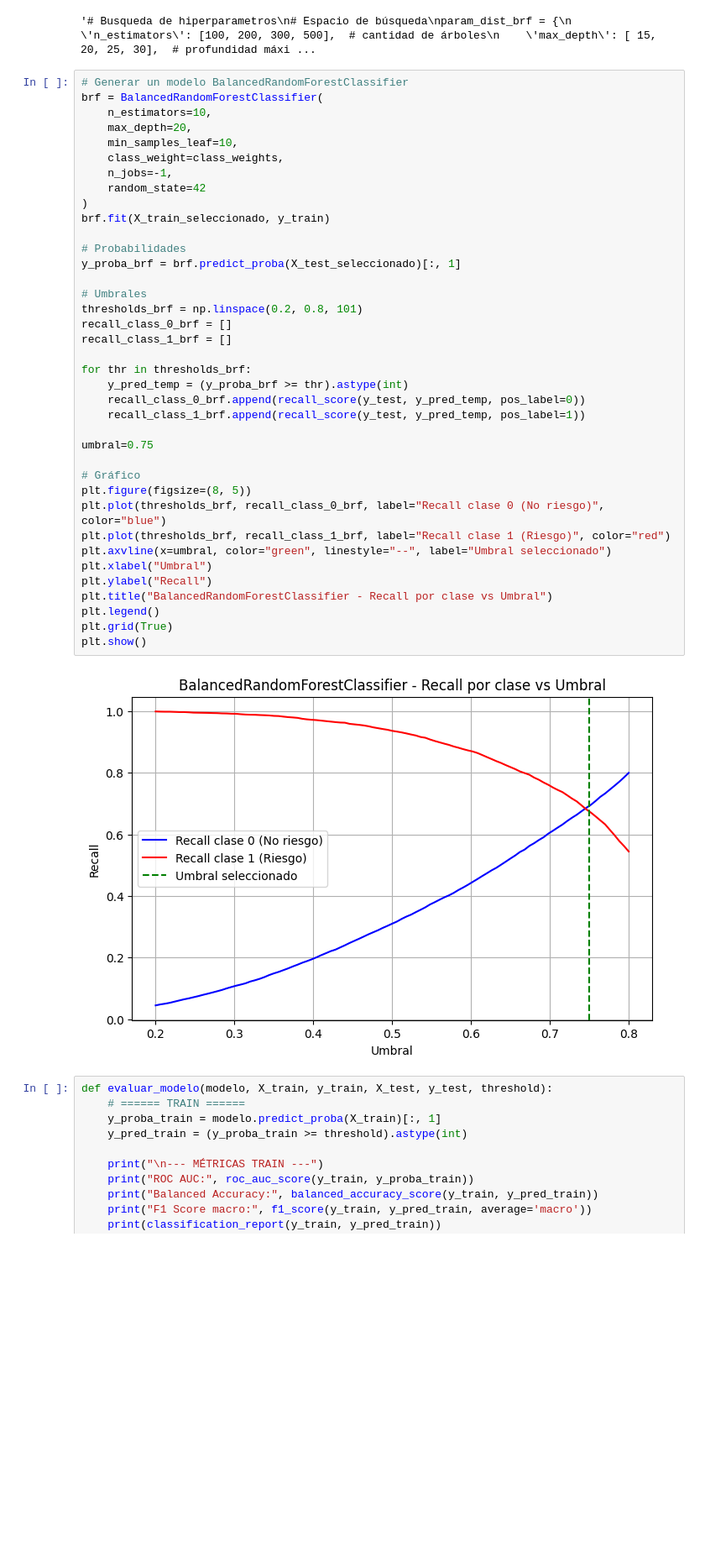
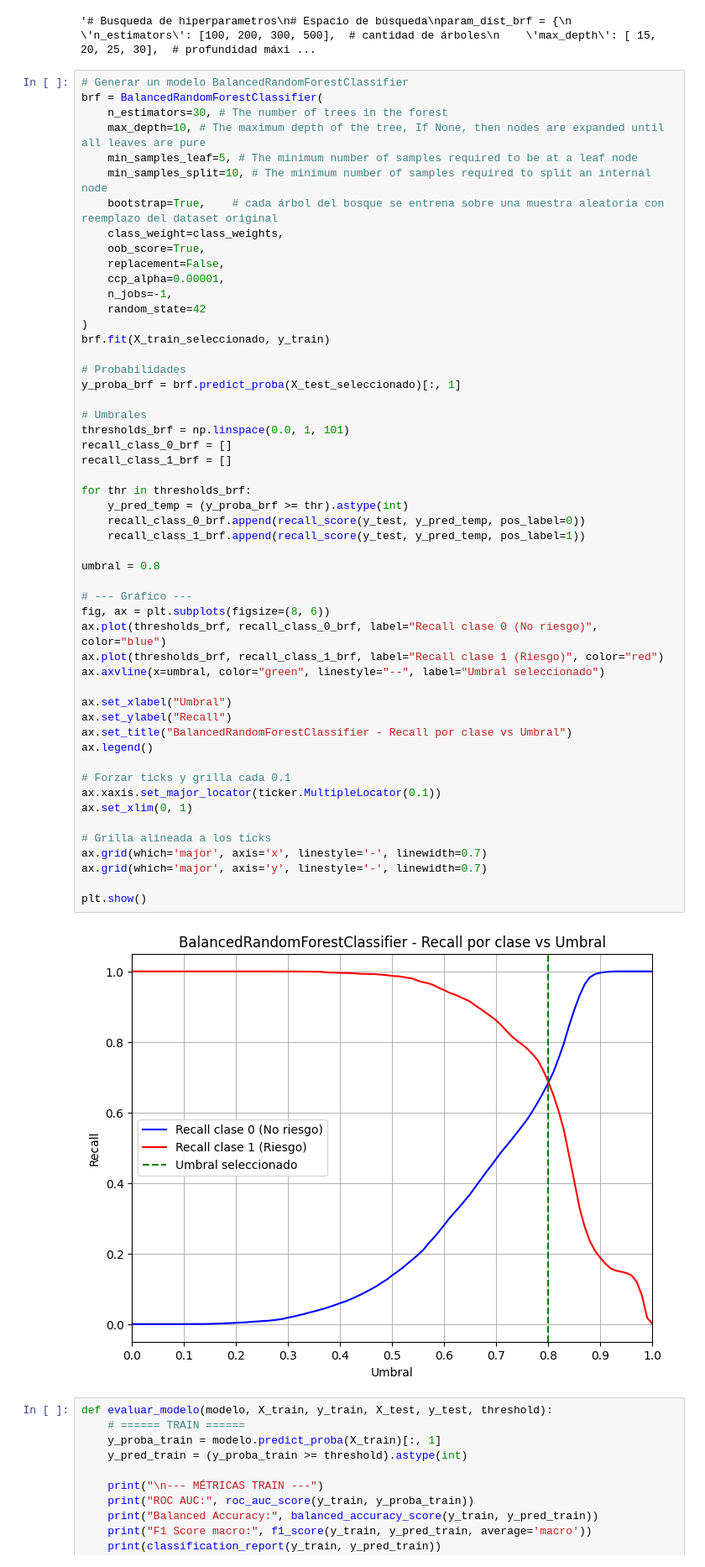
Before and after one commit to 4GeeksAcademy/AleGomezM-microcredito, a Jupyter notebook: src/Modelado.ipynb, the cells around one changed output. Shown: that part at 84% size. Cells and saved outputs as stored; diff of their text form; blank space fills up the shorter version.

```diff
--- a/src/Modelado.ipynb
+++ b/src/Modelado.ipynb
@@ -337,43 +303,57 @@ print("Mejor balanced_accuracy en CV:", random_search_brf.best_score_)"""
 # %%
 # Generar un modelo BalancedRandomForestClassifier
 brf = BalancedRandomForestClassifier(
-    n_estimators=10,
-    max_depth=20,
-    min_samples_leaf=10,
+    n_estimators=30, # The number of trees in the forest
+    max_depth=10, # The maximum depth of the tree, If None, then nodes are expanded until all leaves are pure
+    min_samples_leaf=5, # The minimum number of samples required to be at a leaf node
+    min_samples_split=10, # The minimum number of samples required to split an internal node
+    bootstrap=True,    # cada árbol del bosque se entrena sobre una muestra aleatoria con reemplazo del dataset original
     class_weight=class_weights,
+    oob_score=True,
+    replacement=False,
+    ccp_alpha=0.00001,
     n_jobs=-1,
     random_state=42
 )
 brf.fit(X_train_seleccionado, y_train)
 
 # Probabilidades
 y_proba_brf = brf.predict_proba(X_test_seleccionado)[:, 1]
 
 # Umbrales
-thresholds_brf = np.linspace(0.2, 0.8, 101)
+thresholds_brf = np.linspace(0.0, 1, 101)
 recall_class_0_brf = []
 recall_class_1_brf = []
 
 for thr in thresholds_brf:
     y_pred_temp = (y_proba_brf >= thr).astype(int)
     recall_class_0_brf.append(recall_score(y_test, y_pred_temp, pos_label=0))
     recall_class_1_brf.append(recall_score(y_test, y_pred_temp, pos_label=1))
 
-umbral=0.75
+umbral = 0.8
 
-# Gráfico
-plt.figure(figsize=(8, 5))
-plt.plot(thresholds_brf, recall_class_0_brf, label="Recall clase 0 (No riesgo)", color="blue")
-plt.plot(thresholds_brf, recall_class_1_brf, label="Recall clase 1 (Riesgo)", color="red")
-plt.axvline(x=umbral, color="green", linestyle="--", label="Umbral seleccionado")
-plt.xlabel("Umbral")
-plt.ylabel("Recall")
-plt.title("BalancedRandomForestClassifier - Recall por clase vs Umbral")
-plt.legend()
-plt.grid(True)
+# --- Gráfico ---
+fig, ax = plt.subplots(figsize=(8, 6))
+ax.plot(thresholds_brf, recall_class_0_brf, label="Recall clase 0 (No riesgo)", color="blue")
+ax.plot(thresholds_brf, recall_class_1_brf, label="Recall clase 1 (Riesgo)", color="red")
+ax.axvline(x=umbral, color="green", linestyle="--", label="Umbral seleccionado")
+
+ax.set_xlabel("Umbral")
+ax.set_ylabel("Recall")
+ax.set_title("BalancedRandomForestClassifier - Recall por clase vs Umbral")
+ax.legend()
+
+# Forzar ticks y grilla cada 0.1
+ax.xaxis.set_major_locator(ticker.MultipleLocator(0.1))
+ax.set_xlim(0, 1)
+
+# Grilla alineada a los ticks
+ax.grid(which='major', axis='x', linestyle='-', linewidth=0.7)
+ax.grid(which='major', axis='y', linestyle='-', linewidth=0.7)
+
 plt.show()
 # %% [output]
-[figure, old version]
+[figure, new version]
 # %%
 def evaluar_modelo(modelo, X_train, y_train, X_test, y_test, threshold):
     # ====== TRAIN ======
```
Also changed, not shown: parts of 18 cells of this notebook, 7 other files.
